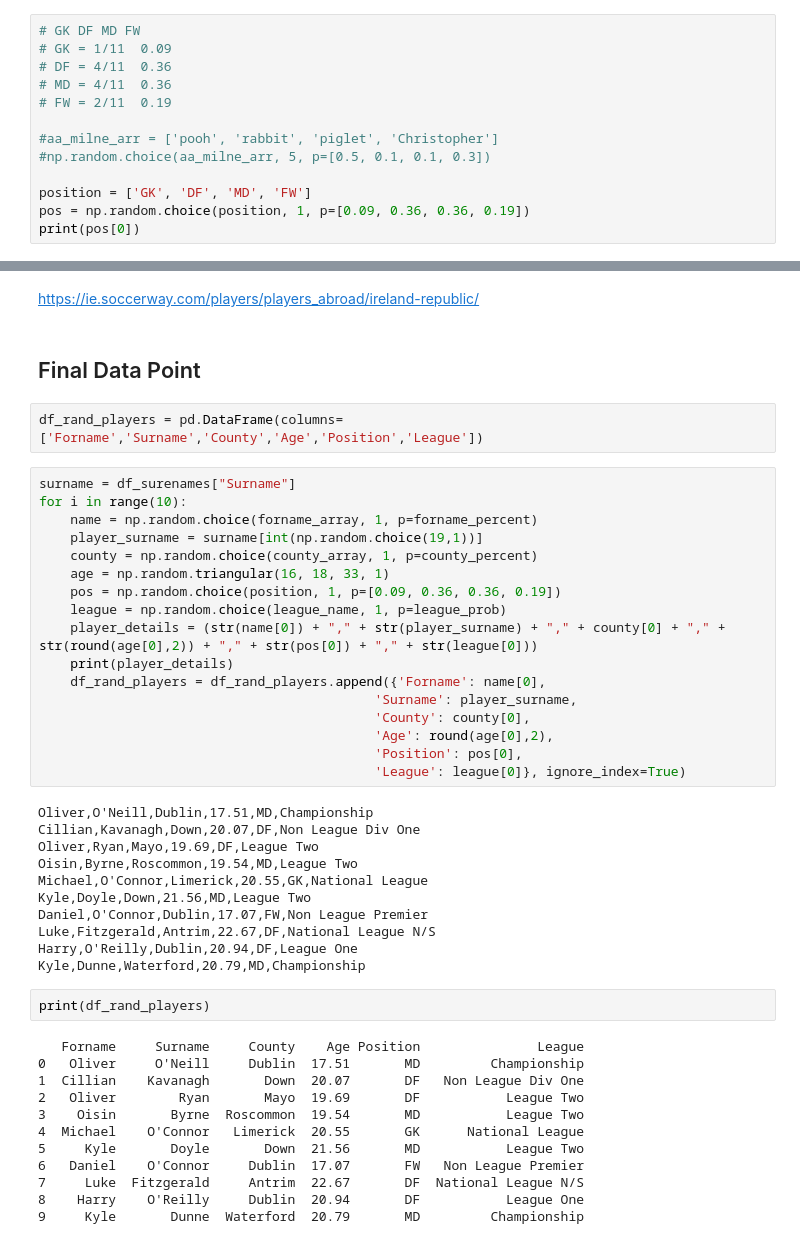
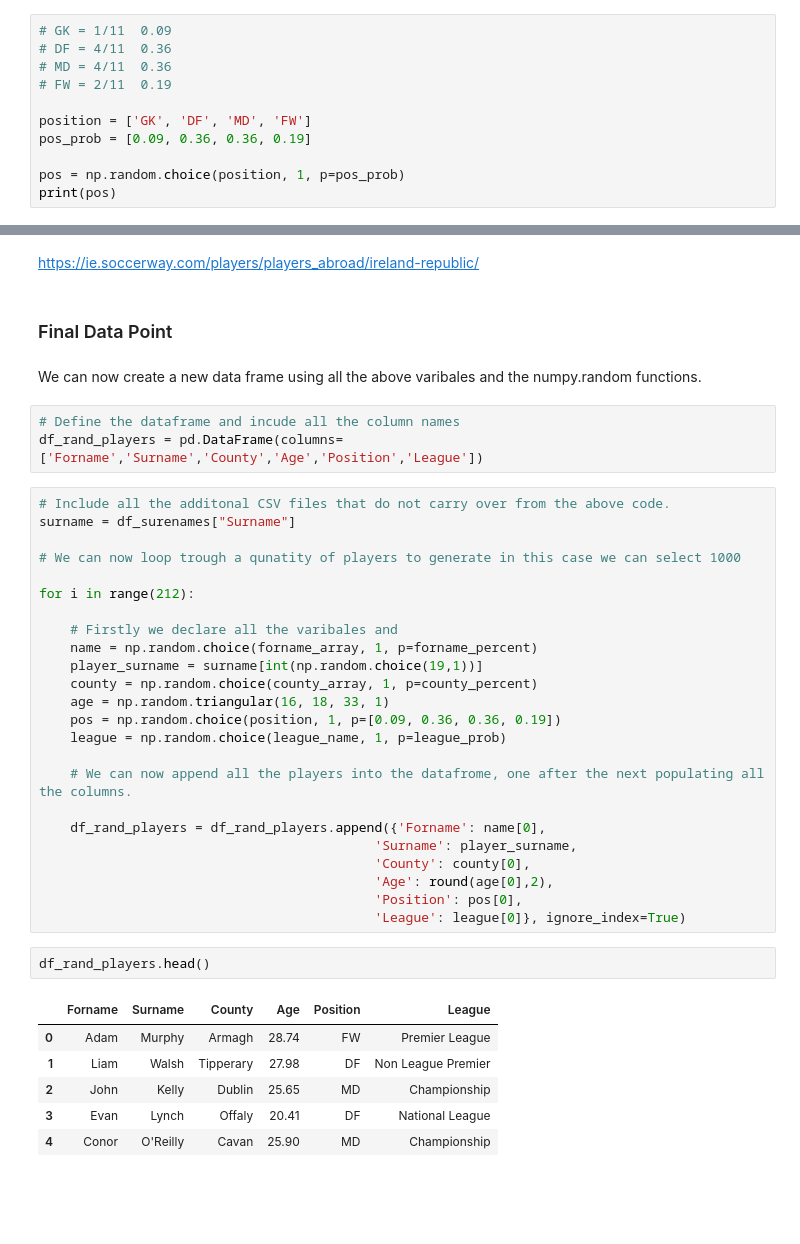
Before and after one commit to EoghanDelaney/Prog_DA_Project_2019, a Jupyter notebook: ProgDA_Project.ipynb, the cells around one changed output, grey strips where cells are left out. Cells and saved outputs as stored; diff of their text form; blank space fills up the shorter version.

```diff
--- a/ProgDA_Project.ipynb
+++ b/ProgDA_Project.ipynb
@@ -166,14 +161,12 @@ https://en.wikipedia.org/wiki/List_of_Irish_counties_by_population
 # %%
-# GK DF MD FW
 # GK = 1/11  0.09
 # DF = 4/11  0.36
 # MD = 4/11  0.36
 # FW = 2/11  0.19
 
-#aa_milne_arr = ['pooh', 'rabbit', 'piglet', 'Christopher']
-#np.random.choice(aa_milne_arr, 5, p=[0.5, 0.1, 0.1, 0.3])
+position = ['GK', 'DF', 'MD', 'FW']
+pos_prob = [0.09, 0.36, 0.36, 0.19]
 
-position = ['GK', 'DF', 'MD', 'FW']
-pos = np.random.choice(position, 1, p=[0.09, 0.36, 0.36, 0.19])
-print(pos[0])
+pos = np.random.choice(position, 1, p=pos_prob)
+print(pos)
 # %% [output]
@@ -203,50 +229,44 @@ National League
 # %% [markdown]
 https://ie.soccerway.com/players/players_abroad/ireland-republic/
 # %% [markdown]
-## Final Data Point
+### Final Data Point
+# %% [markdown]
+We can now create a new data frame using all the above varibales and the numpy.random functions.
 # %%
+# Define the dataframe and incude all the column names
 df_rand_players = pd.DataFrame(columns=['Forname','Surname','County','Age','Position','League'])
 # %%
+# Include all the additonal CSV files that do not carry over from the above code.
 surname = df_surenames["Surname"]
-for i in range(10):
+
+# We can now loop trough a qunatity of players to generate in this case we can select 1000
+
+for i in range(212):
+
+    # Firstly we declare all the varibales and
     name = np.random.choice(forname_array, 1, p=forname_percent)
     player_surname = surname[int(np.random.choice(19,1))]
     county = np.random.choice(county_array, 1, p=county_percent)
     age = np.random.triangular(16, 18, 33, 1)
     pos = np.random.choice(position, 1, p=[0.09, 0.36, 0.36, 0.19])
     league = np.random.choice(league_name, 1, p=league_prob)
-    player_details = (str(name[0]) + "," + str(player_surname) + "," + county[0] + "," + str(round(age[0],2)) + "," + str(pos[0]) + "," + str(league[0]))
-    print(player_details)
+
+    # We can now append all the players into the datafrome, one after the next populating all the columns.
+
     df_rand_players = df_rand_players.append({'Forname': name[0],
                                            'Surname': player_surname,
                                            'County': county[0],
                                            'Age': round(age[0],2),
                                            'Position': pos[0],
                                            'League': league[0]}, ignore_index=True)
-# %% [output]
-Oliver,O'Neill,Dublin,17.51,MD,Championship
-Cillian,Kavanagh,Down,20.07,DF,Non League Div One
-Oliver,Ryan,Mayo,19.69,DF,League Two
-Oisin,Byrne,Roscommon,19.54,MD,League Two
-Michael,O'Connor,Limerick,20.55,GK,National League
-Kyle,Doyle,Down,21.56,MD,League Two
-Daniel,O'Connor,Dublin,17.07,FW,Non League Premier
-Luke,Fitzgerald,Antrim,22.67,DF,National League N/S
-Harry,O'Reilly,Dublin,20.94,DF,League One
-Kyle,Dunne,Waterford,20.79,MD,Championship
-# %%
-print(df_rand_players)
-# %% [output]
-   Forname     Surname     County    Age Position               League
-0   Oliver     O'Neill     Dublin  17.51       MD         Championship
-1  Cillian    Kavanagh       Down  20.07       DF   Non League Div One
-2   Oliver        Ryan       Mayo  19.69       DF           League Two
-3    Oisin       Byrne  Roscommon  19.54       MD           League Two
-4  Michael    O'Connor   Limerick  20.55       GK      National League
-5     Kyle       Doyle       Down  21.56       MD           League Two
-6   Daniel    O'Connor     Dublin  17.07       FW   Non League Premier
-7     Luke  Fitzgerald     Antrim  22.67       DF  National League N/S
-8    Harry    O'Reilly     Dublin  20.94       DF           League One
-9     Kyle       Dunne  Waterford  20.79       MD         Championship
+# %%
+df_rand_players.head()
+# %% [output]
+|  | Forname | Surname | County | Age | Position | League |
+| 0 | Adam | Murphy | Armagh | 28.74 | FW | Premier League |
+| 1 | Liam | Walsh | Tipperary | 27.98 | DF | Non League Premier |
+| 2 | John | Kelly | Dublin | 25.65 | MD | Championship |
+| 3 | Evan | Lynch | Offaly | 20.41 | DF | National League |
+| 4 | Conor | O'Reilly | Cavan | 25.90 | MD | Championship |
 # %%
 #df_rand_players.drop(df_rand_players.index, inplace=True)
```
Also changed, not shown: parts of 34 cells of this notebook, 1 other file.
